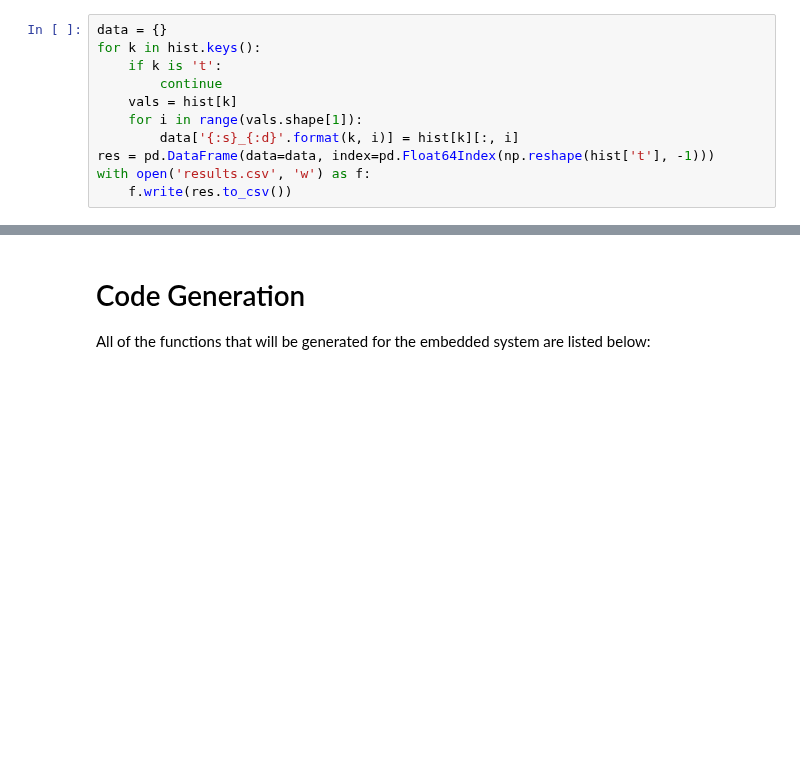
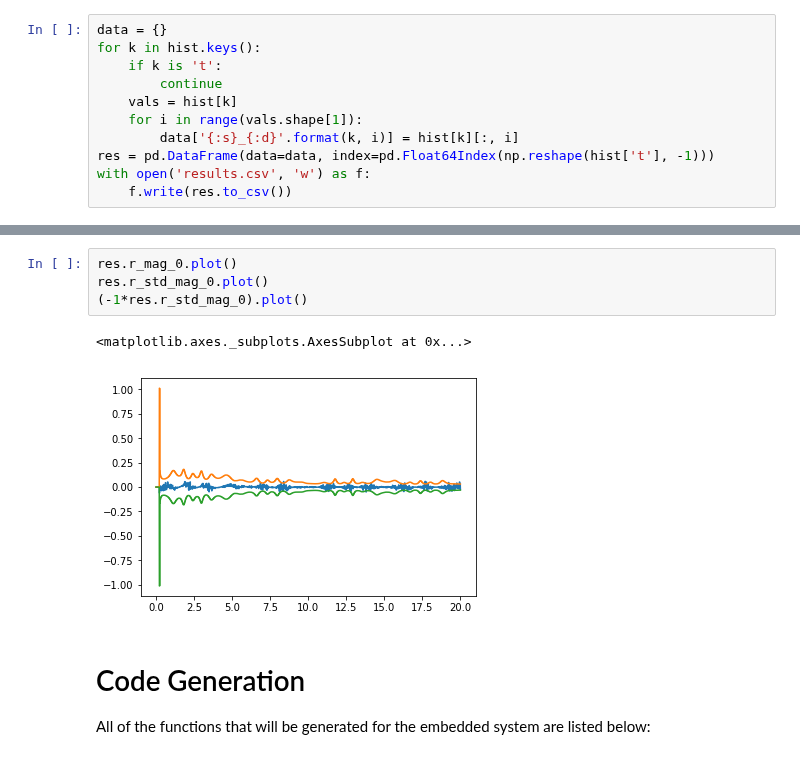
Before and after one commit to CogniPilot/pyecca, a Jupyter notebook: notebooks/AttitudeLGPEKF.ipynb, the cells around one changed output, grey strips where cells are left out. Drawn from its saved outputs; the diff is of its cells as text; blank space fills up the shorter version.

```diff
--- a/notebooks/AttitudeLGPEKF.ipynb
+++ b/notebooks/AttitudeLGPEKF.ipynb
@@ -1060,3 +1090,10 @@ res.beta_mag_0.plot()
+# %%
+res.r_mag_0.plot()
+res.r_std_mag_0.plot()
+(-1*res.r_std_mag_0).plot()
+# %% [output]
+<matplotlib.axes._subplots.AxesSubplot at 0x...>
+[figure, added]
 # %% [markdown]
 # Code Generation
 
```
Also changed, not shown: parts of 16 cells of this notebook.
